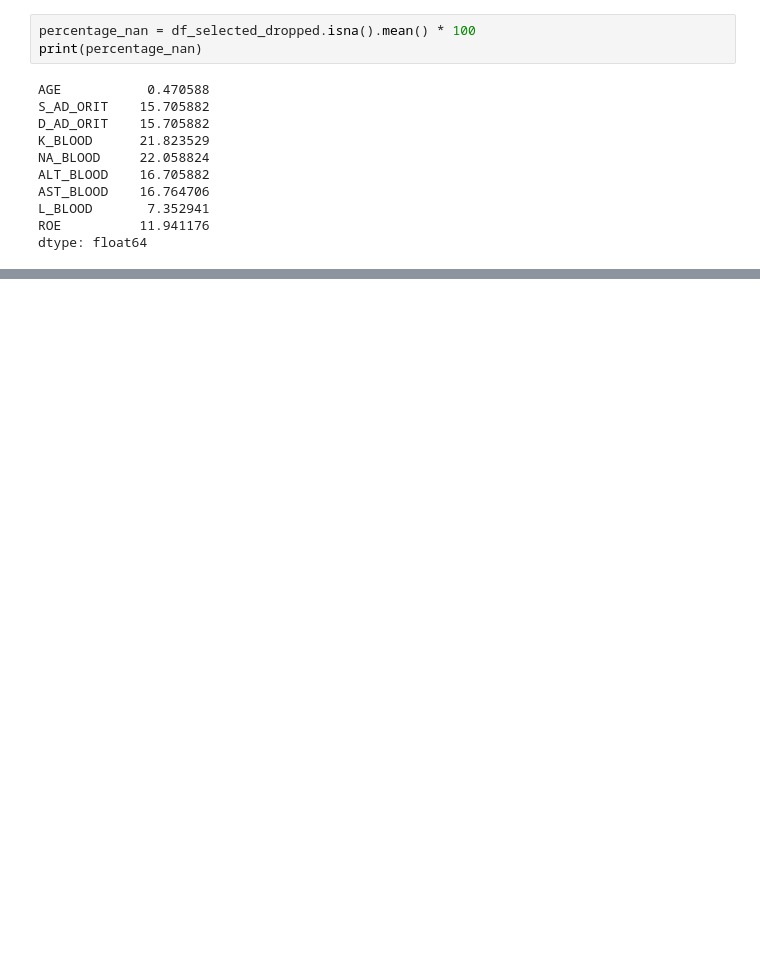
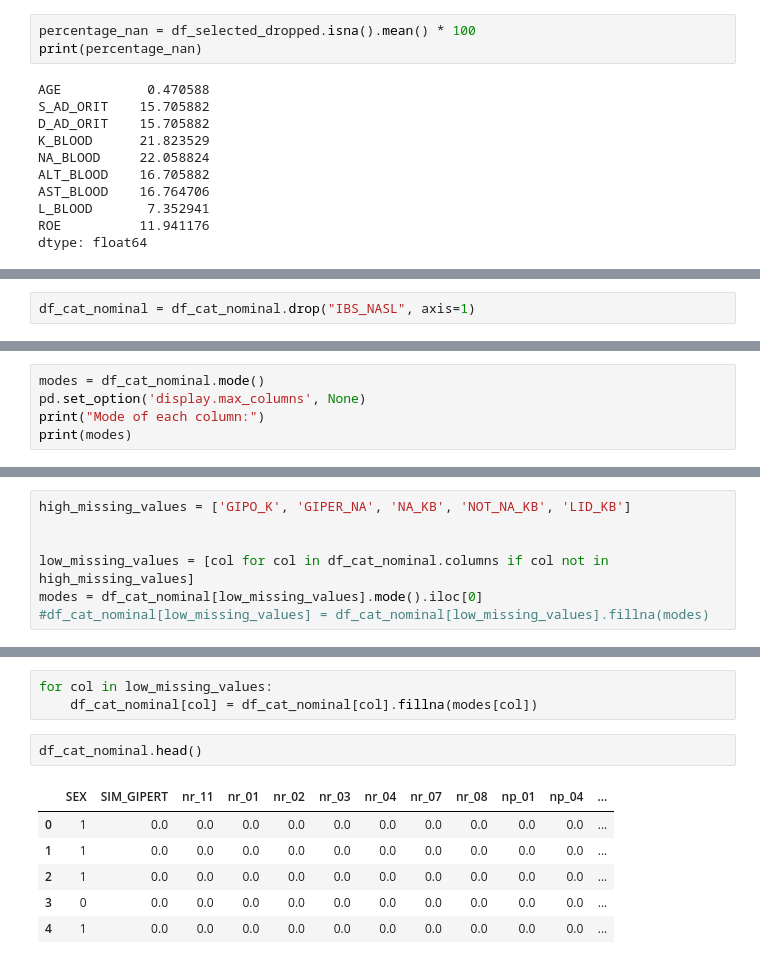
Before and after one commit to saurabh-112000/Myocardial-Infarction-Prediction, a Jupyter notebook: notebook/EDA.ipynb, the cells around one changed output, grey strips where cells are left out. Drawn from its saved outputs; the diff is of its cells as text; blank space fills up the shorter version.

```diff
--- a/notebook/EDA.ipynb
+++ b/notebook/EDA.ipynb
@@ -213,0 +437,2 @@ plt.show()
+# %%
+df_cat_nominal = df_cat_nominal.drop("IBS_NASL", axis=1)
@@ -213,0 +443,5 @@ plt.show()
+# %%
+modes = df_cat_nominal.mode()
+pd.set_option('display.max_columns', None)
+print("Mode of each column:")
+print(modes)
@@ -213,0 +466,7 @@ plt.show()
+# %%
+high_missing_values = ['GIPO_K', 'GIPER_NA', 'NA_KB', 'NOT_NA_KB', 'LID_KB']
+
+
+low_missing_values = [col for col in df_cat_nominal.columns if col not in high_missing_values]
+modes = df_cat_nominal[low_missing_values].mode().iloc[0]
+#df_cat_nominal[low_missing_values] = df_cat_nominal[low_missing_values].fillna(modes)
@@ -213,0 +521,12 @@ plt.show()
+# %%
+for col in low_missing_values:
+    df_cat_nominal[col] = df_cat_nominal[col].fillna(modes[col])
+# %%
+df_cat_nominal.head()
+# %% [output]
+|  | SEX | SIM_GIPERT | nr_11 | nr_01 | nr_02 | nr_03 | nr_04 | nr_07 | nr_08 | np_01 | np_04 | ... |
+| 0 | 1 | 0.0 | 0.0 | 0.0 | 0.0 | 0.0 | 0.0 | 0.0 | 0.0 | 0.0 | 0.0 | ... |
+| 1 | 1 | 0.0 | 0.0 | 0.0 | 0.0 | 0.0 | 0.0 | 0.0 | 0.0 | 0.0 | 0.0 | ... |
+| 2 | 1 | 0.0 | 0.0 | 0.0 | 0.0 | 0.0 | 0.0 | 0.0 | 0.0 | 0.0 | 0.0 | ... |
+| 3 | 0 | 0.0 | 0.0 | 0.0 | 0.0 | 0.0 | 0.0 | 0.0 | 0.0 | 0.0 | 0.0 | ... |
+| 4 | 1 | 0.0 | 0.0 | 0.0 | 0.0 | 0.0 | 0.0 | 0.0 | 0.0 | 0.0 | 0.0 | ... |
```
Also changed, not shown: parts of 51 cells of this notebook, 1 other file.
